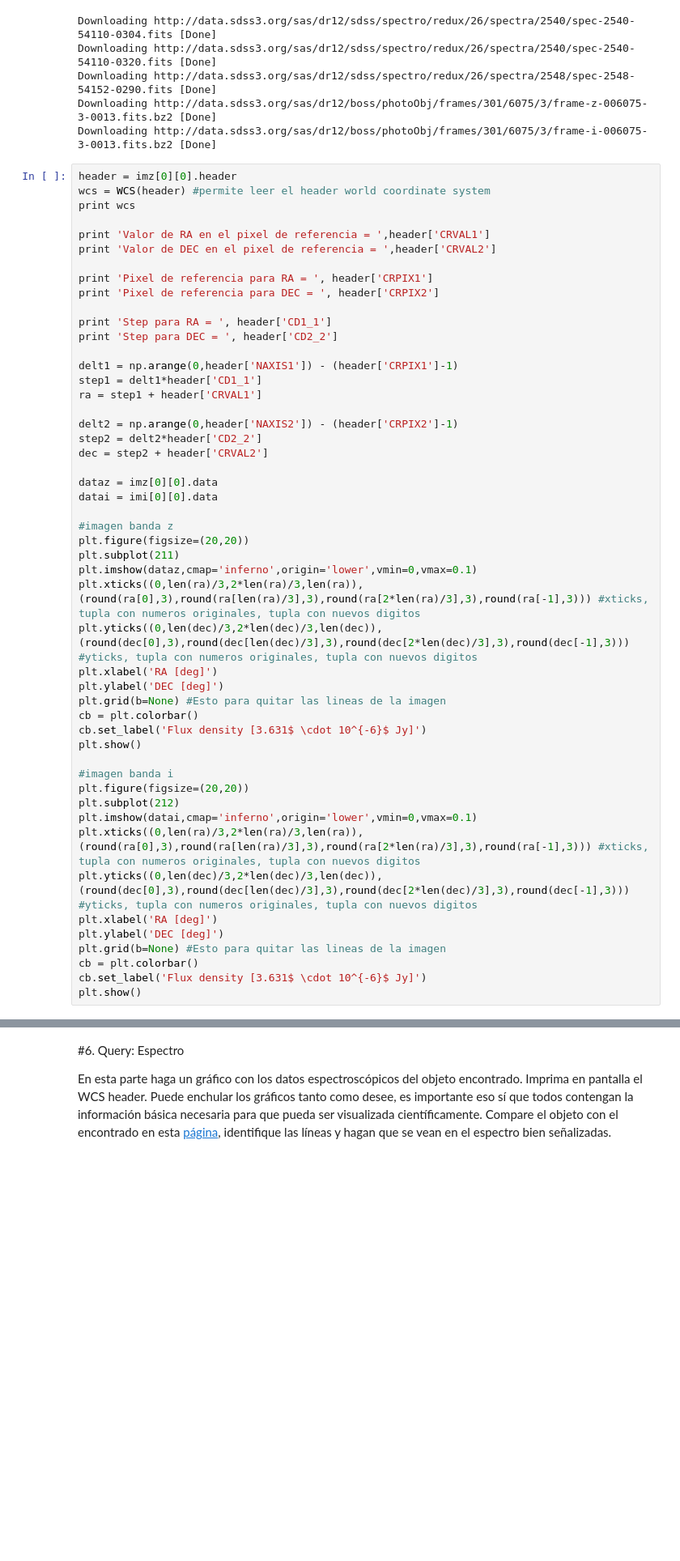
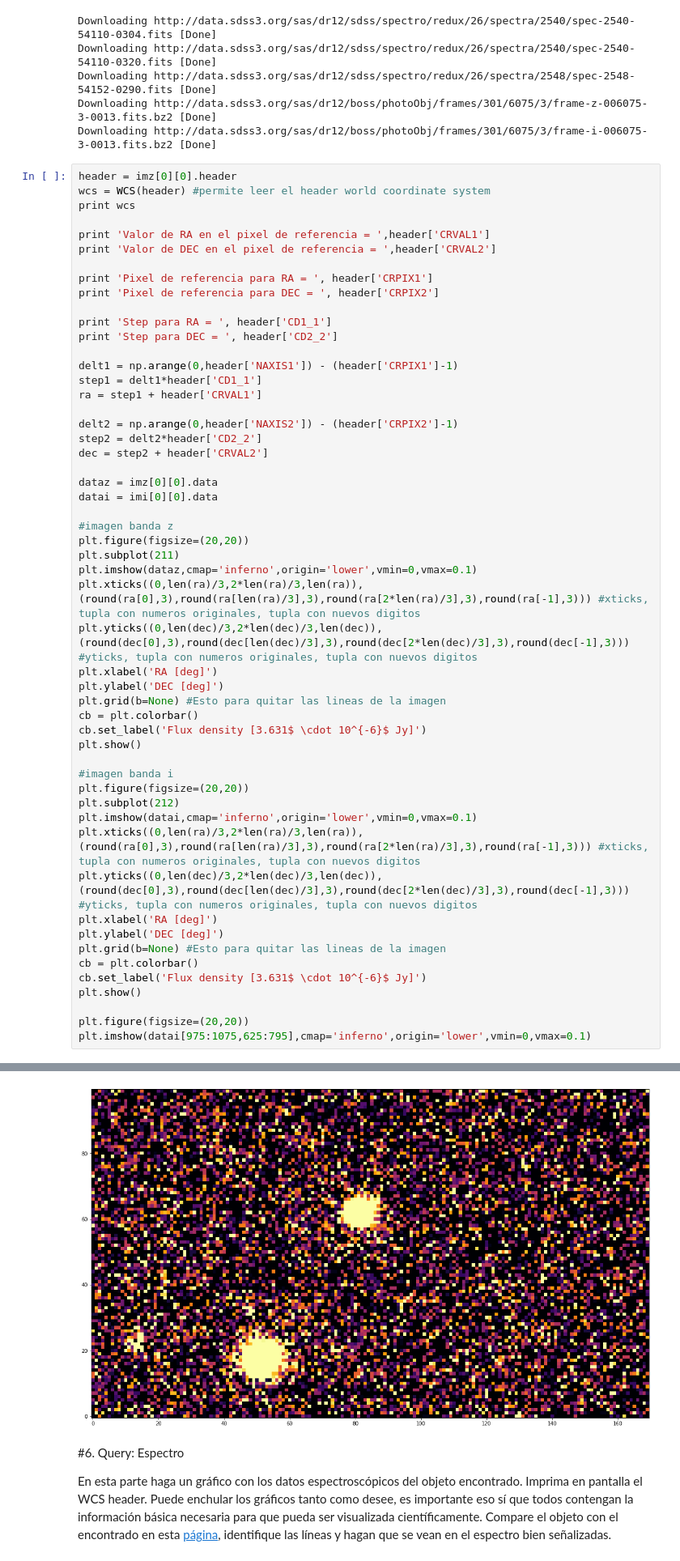
Before and after one commit to VicenteMaturana/minitarea4, a Jupyter notebook: minitarea4.ipynb, the cells around one changed output, grey strips where cells are left out. Shown at 81% size. Saved outputs shown, nothing was run; the diff lists cells and outputs as text; blank space fills up the shorter version.

```diff
--- a/minitarea4.ipynb
+++ b/minitarea4.ipynb
@@ -330,6 +330,9 @@ plt.grid(b=None) #Esto para quitar las lineas de la imagen
 cb = plt.colorbar()
 cb.set_label('Flux density [3.631$ \cdot 10^{-6}$ Jy]')
 plt.show()
+
+plt.figure(figsize=(20,20))
+plt.imshow(datai[975:1075,625:795],cmap='inferno',origin='lower',vmin=0,vmax=0.1)
 # %% [output]
 WCS Keywords
 
@@ -351,3 +355,4 @@ Step para DEC =  4.58084711338e-05
+[figure, added]
 # %% [markdown]
 #6. Query: Espectro
 
```
Also changed, not shown: parts of 1 cell of this notebook.
